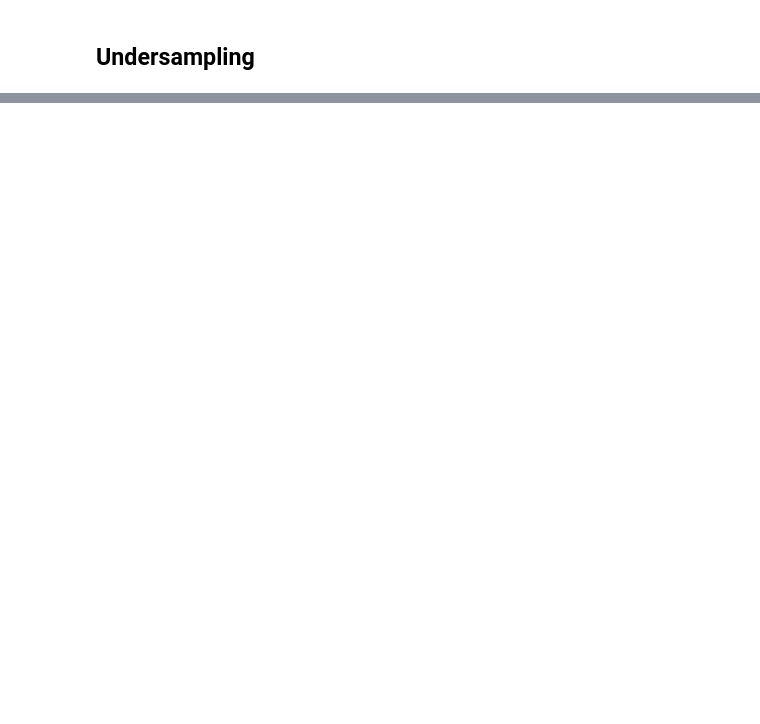
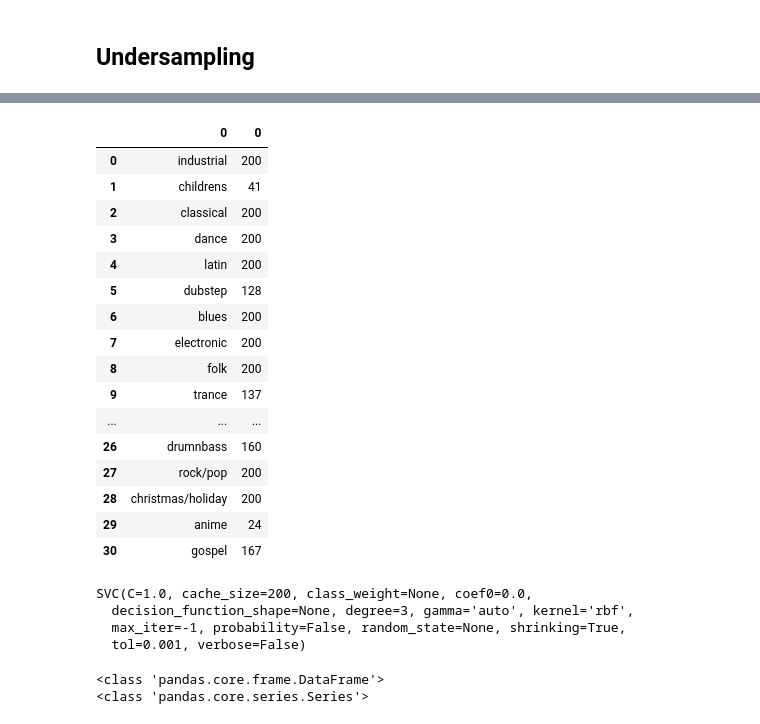
Before and after one commit to RyuuTDF/AcousticBrainz, a Jupyter notebook: SVM.ipynb, the cells around one changed output, grey strips where cells are left out. Cells and saved outputs as stored; diff of their text form; code cells hidden in the pictures; blank space fills up the shorter version.

```diff
--- a/SVM.ipynb
+++ b/SVM.ipynb
@@ -449,0 +647,45 @@ ValueError: setting an array element with a sequence.
+# %%
+from collections import Counter
+genre = Counter(new_groundtruth.genre1).keys() # equals to list(set(words))
+counter = Counter(new_groundtruth.genre1).values() # counts the elements' frequency
+
+df = pd.DataFrame(genre)
+df_2 = pd.DataFrame(counter)
+df_new = pd.concat([df, df_2], axis=1)
+df_new
+# %% [output]
+|  | 0 | 0 |
+| 0 | industrial | 200 |
+| 1 | childrens | 41 |
+| 2 | classical | 200 |
+| 3 | dance | 200 |
+| 4 | latin | 200 |
+| 5 | dubstep | 128 |
+| 6 | blues | 200 |
+| 7 | electronic | 200 |
+| 8 | folk | 200 |
+| 9 | trance | 137 |
+| ... | ... | ... |
+| 26 | drumnbass | 160 |
+| 27 | rock/pop | 200 |
+| 28 | christmas/holiday | 200 |
+| 29 | anime | 24 |
+| 30 | gospel | 167 |
+# %%
+clf.fit(training_data, new_groundtruth['genre1'])
+# %% [output]
+SVC(C=1.0, cache_size=200, class_weight=None, coef0=0.0,
+  decision_function_shape=None, degree=3, gamma='auto', kernel='rbf',
+  max_iter=-1, probability=False, random_state=None, shrinking=True,
+  tol=0.001, verbose=False)
+# %%
+test_features = training_data[-1000:]
+test_label = new_groundtruth['genre1'][-1000:]
+
+test_result = []
+
+print type(test_features)
+print type(test_label)
+# %% [output]
+<class 'pandas.core.frame.DataFrame'>
+<class 'pandas.core.series.Series'>
```
Also changed, not shown: parts of 27 cells of this notebook.
